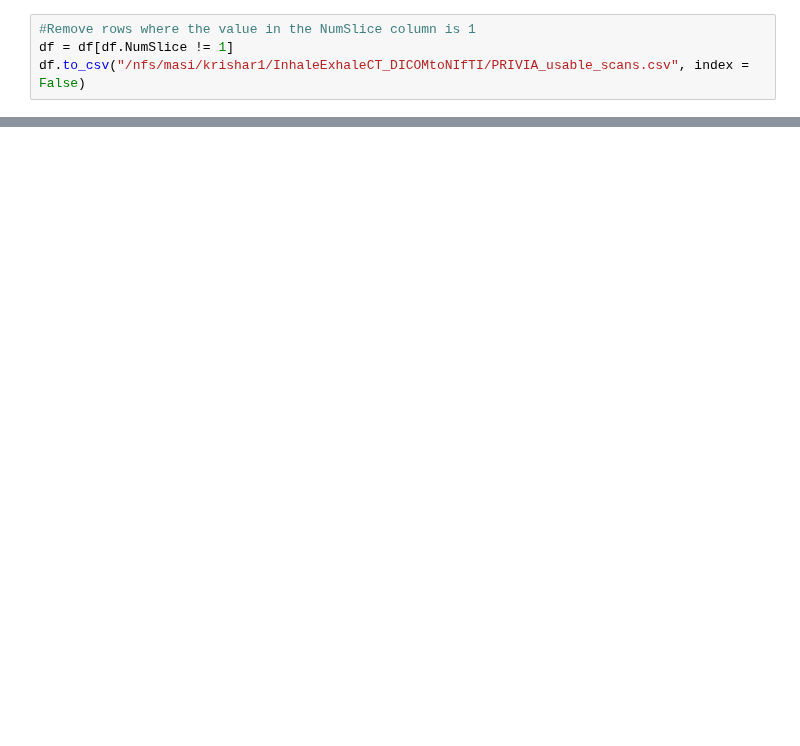
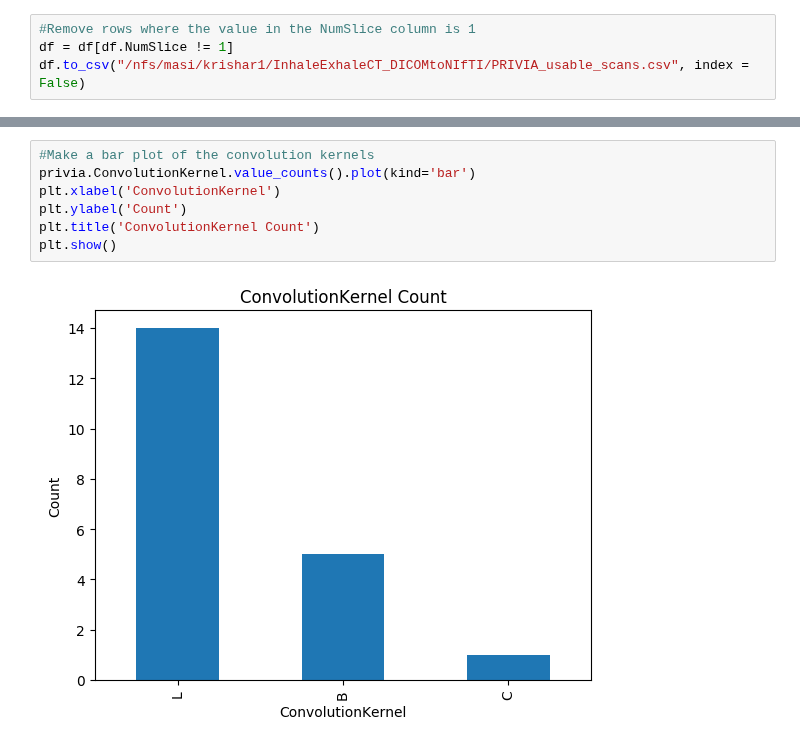
Before and after one commit to MASILab/Inhale_Exhale_CT, a Jupyter notebook: make_data/prepdata.ipynb, the cells around one changed output, grey strips where cells are left out. Drawn from its saved outputs; the diff is of its cells as text; blank space fills up the shorter version.

```diff
--- a/make_data/prepdata.ipynb
+++ b/make_data/prepdata.ipynb
@@ -35,0 +78,9 @@ df.to_csv("/nfs/masi/krishar1/InhaleExhaleCT_DICOMtoNIfTI/PRIVIA_usable_scans.cs
+# %%
+#Make a bar plot of the convolution kernels
+privia.ConvolutionKernel.value_counts().plot(kind='bar')
+plt.xlabel('ConvolutionKernel')
+plt.ylabel('Count')
+plt.title('ConvolutionKernel Count')
+plt.show()
+# %% [output]
+[figure, added]
```
Also changed, not shown: parts of 7 cells of this notebook.
